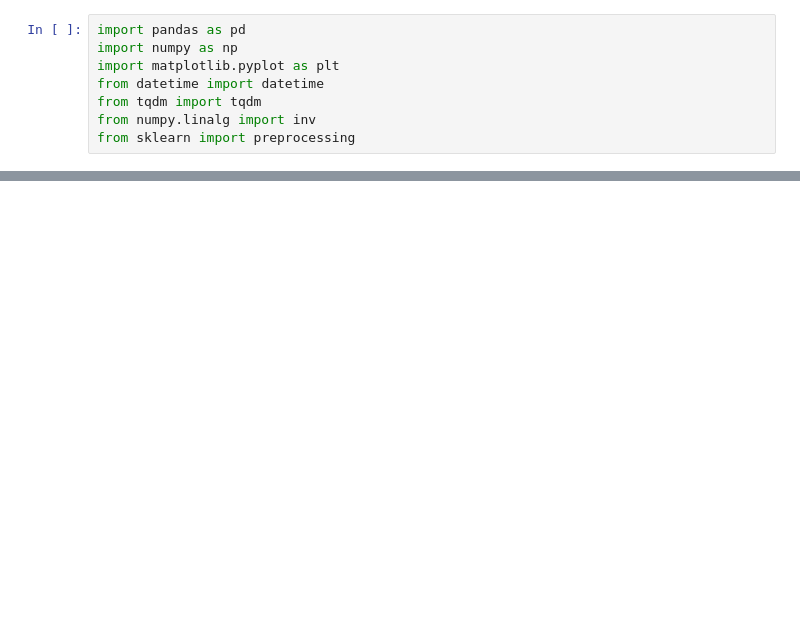
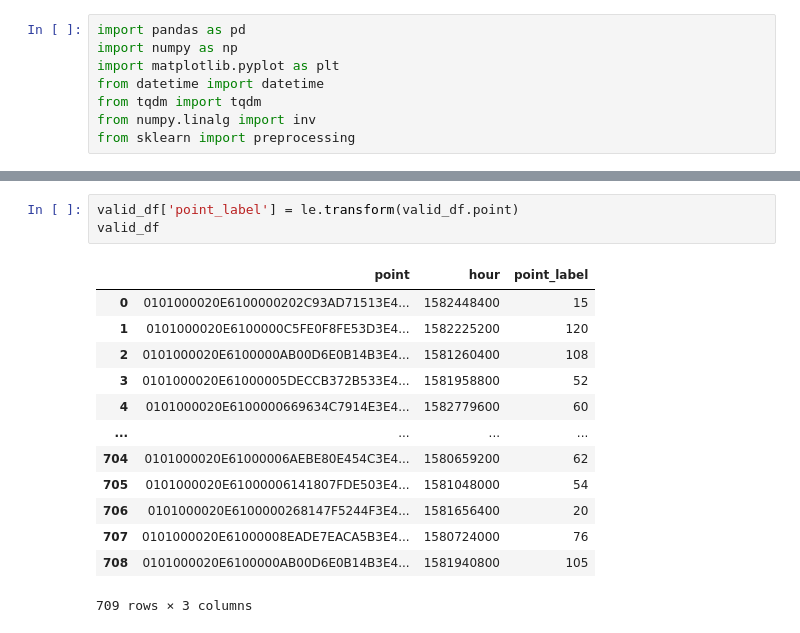
Before and after one commit to AAYamoldin/TrainingPrograms, a Jupyter notebook: Python/ITMO_ Machine_Learning_for_Industrial_Data/Lab1/lab1.ipynb, the cells around one changed output, grey strips where cells are left out. Cells and saved outputs as stored; diff of their text form; blank space fills up the shorter version.

```diff
--- a/Python/ITMO_ Machine_Learning_for_Industrial_Data/Lab1/lab1.ipynb
+++ b/Python/ITMO_ Machine_Learning_for_Industrial_Data/Lab1/lab1.ipynb
@@ -45,0 +144,17 @@ sorted(df.lat.unique())
+# %%
+valid_df['point_label'] = le.transform(valid_df.point)
+valid_df
+# %% [output]
+|  | point | hour | point_label |
+| 0 | 0101000020E6100000202C93AD71513E4... | 1582448400 | 15 |
+| 1 | 0101000020E6100000C5FE0F8FE53D3E4... | 1582225200 | 120 |
+| 2 | 0101000020E6100000AB00D6E0B14B3E4... | 1581260400 | 108 |
+| 3 | 0101000020E61000005DECCB372B533E4... | 1581958800 | 52 |
+| 4 | 0101000020E6100000669634C7914E3E4... | 1582779600 | 60 |
+| ... | ... | ... | ... |
+| 704 | 0101000020E61000006AEBE80E454C3E4... | 1580659200 | 62 |
+| 705 | 0101000020E61000006141807FDE503E4... | 1581048000 | 54 |
+| 706 | 0101000020E6100000268147F5244F3E4... | 1581656400 | 20 |
+| 707 | 0101000020E61000008EADE7EACA5B3E4... | 1580724000 | 76 |
+| 708 | 0101000020E6100000AB00D6E0B14B3E4... | 1581940800 | 105 |
+709 rows × 3 columns
```
Also changed, not shown: parts of 24 cells of this notebook.
